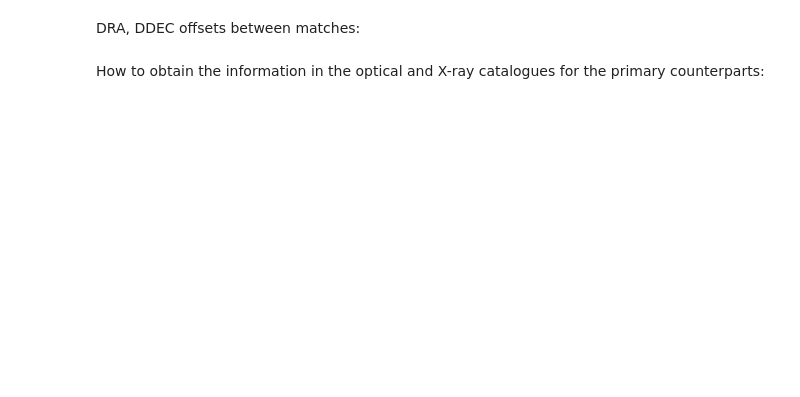
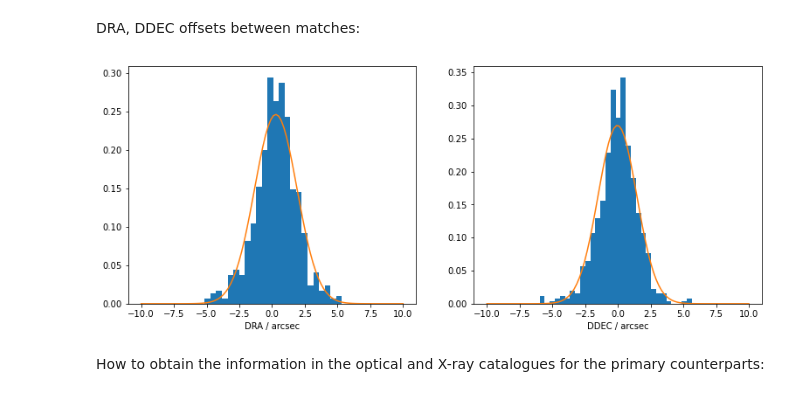
Before and after one commit to ruizca/astromatch, a Jupyter notebook: docs/astromatch/examples.ipynb, the cells around one changed output. Drawn from its saved outputs; the diff is of its cells as text; code cells hidden in the pictures; blank space fills up the shorter version.

```diff
--- a/docs/astromatch/examples.ipynb
+++ b/docs/astromatch/examples.ipynb
@@ -244,23 +494,21 @@ DRA, DDEC offsets between matches:
 # %%
-from matplotlib import pyplot as plt
-from scipy.stats import norm
-
-dra, ddec = xm.offset('xxl', 'sdss', match_type='best')
 x = np.linspace(-10, 10, num=100)
 
 fig = plt.figure(figsize=(13, 5))
 
 plt.subplot(121)
-plt.hist(dra, bins='auto', density=True)
+plt.hist(dra.value, bins='auto', density=True)
 plt.plot(x, norm.pdf(x, np.mean(dra), np.std(dra)))
 plt.xlabel('DRA / arcsec')
 
 plt.subplot(122)
-plt.hist(ddec, bins='auto', density=True)
+plt.hist(ddec.value, bins='auto', density=True)
 plt.plot(x, norm.pdf(x, np.mean(ddec), np.std(ddec)))
 plt.xlabel('DDEC / arcsec')
 
 plt.show()
+# %% [output]
+[figure, added]
 # %% [markdown]
 How to obtain the information in the optical and X-ray catalogues for the primary counterparts:
 # %%
```
Also changed, not shown: parts of 39 cells of this notebook, 14 other files.
